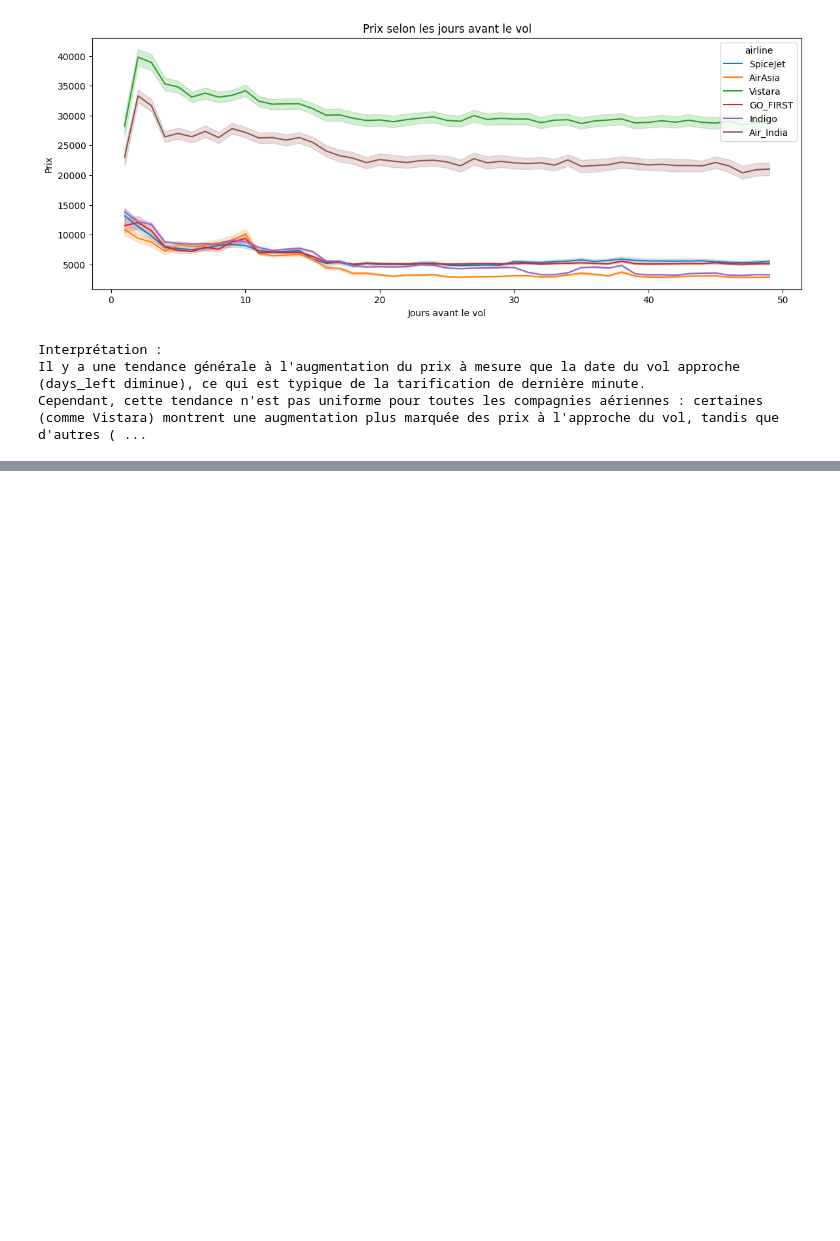
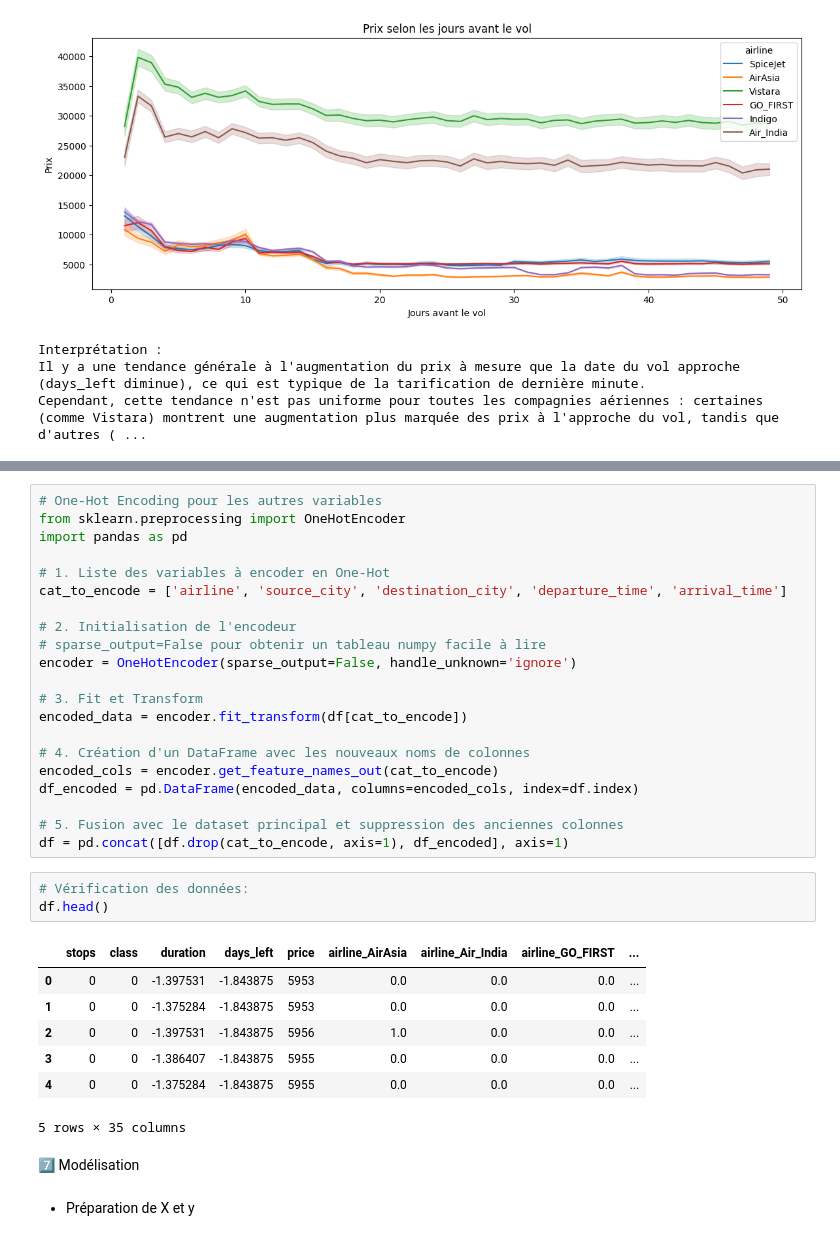
Before and after one commit to Abdelali-Ouhsine/Flight-Price-Prediction-ML, a Jupyter notebook: Machine Learning _Prédiction du prix des billets d’avion.ipynb, the cells around one changed output, grey strips where cells are left out. Cells and saved outputs as stored; diff of their text form; blank space fills up the shorter version.

```diff
--- a/Machine Learning _Prédiction du prix des billets d’avion.ipynb
+++ b/Machine Learning _Prédiction du prix des billets d’avion.ipynb
@@ -390,0 +460,36 @@ Cependant, cette tendance n'est pas uniforme pour toutes les compagnies aérienn
+# %%
+# One-Hot Encoding pour les autres variables
+from sklearn.preprocessing import OneHotEncoder
+import pandas as pd
+
+# 1. Liste des variables à encoder en One-Hot
+cat_to_encode = ['airline', 'source_city', 'destination_city', 'departure_time', 'arrival_time']
+
+# 2. Initialisation de l'encodeur
+# sparse_output=False pour obtenir un tableau numpy facile à lire
+encoder = OneHotEncoder(sparse_output=False, handle_unknown='ignore')
+
+# 3. Fit et Transform
+encoded_data = encoder.fit_transform(df[cat_to_encode])
+
+# 4. Création d'un DataFrame avec les nouveaux noms de colonnes
+encoded_cols = encoder.get_feature_names_out(cat_to_encode)
+df_encoded = pd.DataFrame(encoded_data, columns=encoded_cols, index=df.index)
+
+# 5. Fusion avec le dataset principal et suppression des anciennes colonnes
+df = pd.concat([df.drop(cat_to_encode, axis=1), df_encoded], axis=1)
+# %%
+# Vérification des données:
+df.head()
+# %% [output]
+|  | stops | class | duration | days_left | price | airline_AirAsia | airline_Air_India | airline_GO_FIRST | ... |
+| 0 | 0 | 0 | -1.397531 | -1.843875 | 5953 | 0.0 | 0.0 | 0.0 | ... |
+| 1 | 0 | 0 | -1.375284 | -1.843875 | 5953 | 0.0 | 0.0 | 0.0 | ... |
+| 2 | 0 | 0 | -1.397531 | -1.843875 | 5956 | 1.0 | 0.0 | 0.0 | ... |
+| 3 | 0 | 0 | -1.386407 | -1.843875 | 5955 | 0.0 | 0.0 | 0.0 | ... |
+| 4 | 0 | 0 | -1.375284 | -1.843875 | 5955 | 0.0 | 0.0 | 0.0 | ... |
+5 rows × 35 columns
+# %% [markdown]
+7️⃣ Modélisation
+# %% [markdown]
+- Préparation de X et y
```
Also changed, not shown: parts of 10 cells of this notebook.
